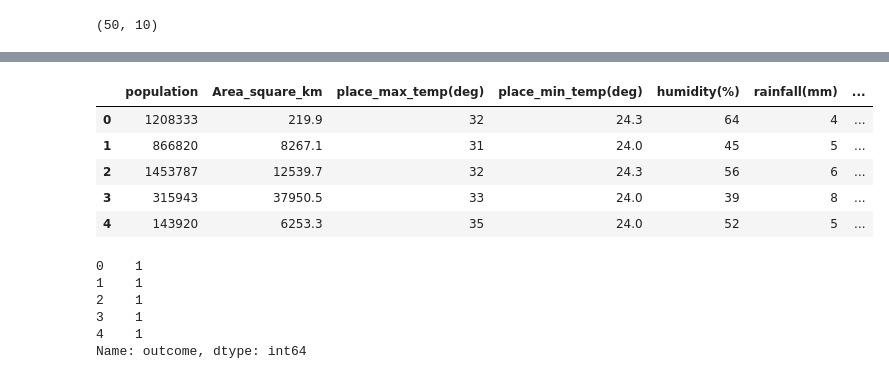
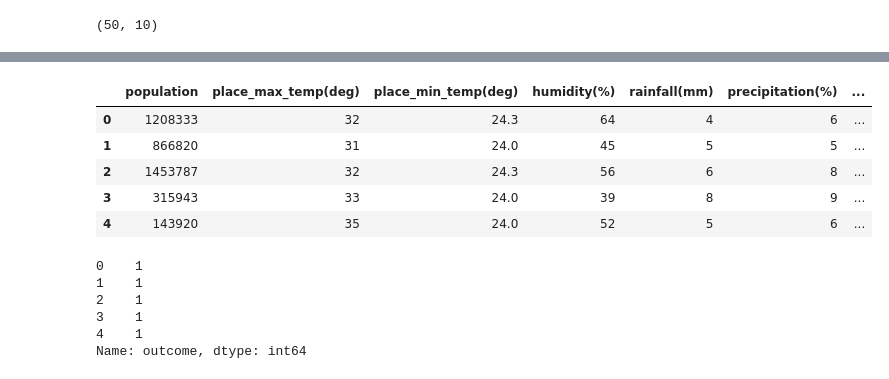
Before and after one commit to chirchirseadz/PROJECT, a Jupyter notebook: data_analysis/hunger_prediction.ipynb, the cells around one changed output, grey strips where cells are left out. Saved outputs shown, nothing was run; the diff lists cells and outputs as text; code cells hidden in the pictures.

```diff
--- a/data_analysis/hunger_prediction.ipynb
+++ b/data_analysis/hunger_prediction.ipynb
@@ -56,17 +56,17 @@ data.groupby('outcome').mean()
 # %%
 """
 separating data data variables i.e independent variable (y) dependent
 and Dependent variables (y)
 """
-x = data.drop(columns=['outcome', 'county'], axis=1)
+x = data.drop(columns=['Area_square_km','outcome', 'county'], axis=1)
 x.head()
 # %% [output]
-|  | population | Area_square_km | place_max_temp(deg) | place_min_temp(deg) | humidity(%) | rainfall(mm) | ... |
-| 0 | 1208333 | 219.9 | 32 | 24.3 | 64 | 4 | ... |
-| 1 | 866820 | 8267.1 | 31 | 24.0 | 45 | 5 | ... |
-| 2 | 1453787 | 12539.7 | 32 | 24.3 | 56 | 6 | ... |
-| 3 | 315943 | 37950.5 | 33 | 24.0 | 39 | 8 | ... |
-| 4 | 143920 | 6253.3 | 35 | 24.0 | 52 | 5 | ... |
+|  | population | place_max_temp(deg) | place_min_temp(deg) | humidity(%) | rainfall(mm) | precipitation(%) | ... |
+| 0 | 1208333 | 32 | 24.3 | 64 | 4 | 6 | ... |
+| 1 | 866820 | 31 | 24.0 | 45 | 5 | 5 | ... |
+| 2 | 1453787 | 32 | 24.3 | 56 | 6 | 8 | ... |
+| 3 | 315943 | 33 | 24.0 | 39 | 8 | 9 | ... |
+| 4 | 143920 | 35 | 24.0 | 52 | 5 | 6 | ... |
 # %%
 y = data['outcome']
 y.head()
```
Also changed, not shown: parts of 9 cells of this notebook, 25 other files.
